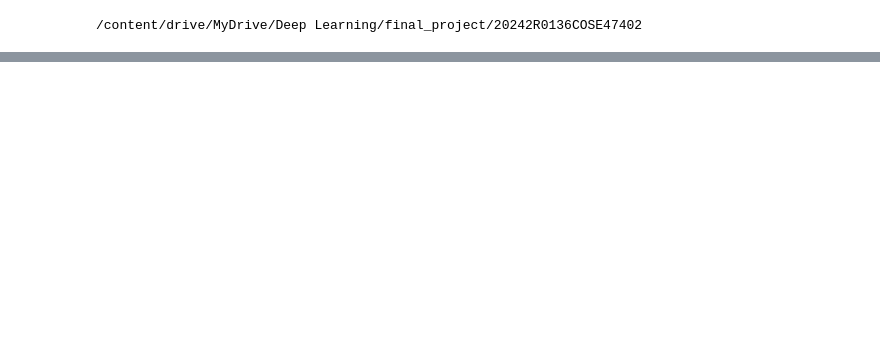
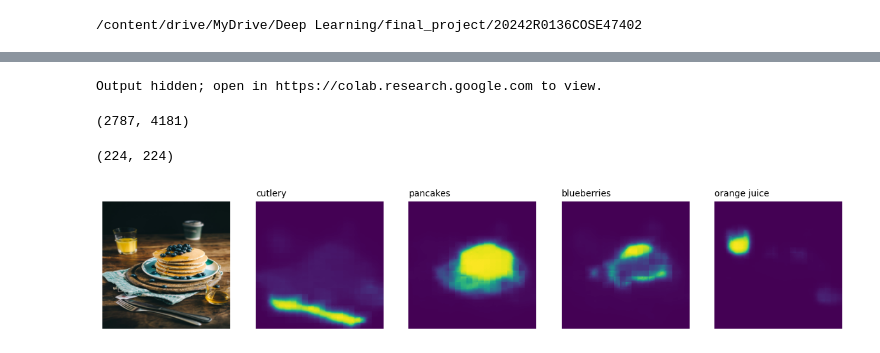
Before and after one commit to robosun78/20242R0136COSE47402, a Jupyter notebook: FinalProject/Final_proejct_2022320027.ipynb, the cells around one changed output, grey strips where cells are left out. Cells and saved outputs as stored; diff of their text form; code cells hidden in the pictures; blank space fills up the shorter version.

Commit message:
CLIP implement

```diff
--- a/FinalProject/Final_proejct_2022320027.ipynb
+++ b/FinalProject/Final_proejct_2022320027.ipynb
@@ -21,0 +67,3 @@ cd /content/drive/MyDrive/Deep Learning/final_project/20242R0136COSE47402
+# %%
+clip_processor = CLIPSegProcessor.from_pretrained("CIDAS/clipseg-rd64-refined")
+clip_model = CLIPSegForImageSegmentation.from_pretrained("CIDAS/clipseg-rd64-refined")
@@ -21,0 +76,49 @@ cd /content/drive/MyDrive/Deep Learning/final_project/20242R0136COSE47402
+# %%
+prompts = ["cutlery", "pancakes", "blueberries", "orange juice"]
+# %%
+from PIL import Image
+import requests
+from io import BytesIO
+
+url = "https://images.unsplash.com/photo-1506084868230-bb9d95c24759?q=80&w=2787&auto=format&fit=crop&ixlib=rb-4.0.3&ixid=M3wxMjA3fDB8MHxwaG90by1wYWdlfHx8fGVufDB8fHx8fA%3D%3D"
+response = requests.get(url)
+image = Image.open(BytesIO(response.content))
+
+image
+# %% [output]
+Output hidden; open in https://colab.research.google.com to view.
+# %%
+image.size
+# %% [output]
+(2787, 4181)
+# %%
+image.size
+# %% [output]
+(224, 224)
+# %%
+from PIL import Image
+import torch
+
+# Ensure image is resized and in the correct format
+image = image.resize((224, 224))
+image = image.convert("RGB")
+
+# Process inputs
+inputs = clip_processor(text=prompts, images=[image] * len(prompts), padding="max_length", return_tensors="pt")
+
+# Predict
+with torch.no_grad():
+    outputs = clip_model(**inputs)
+
+# Extract predictions
+preds = outputs.logits.unsqueeze(1)
+# %%
+import matplotlib.pyplot as plt
+
+_, ax = plt.subplots(1, len(prompts) + 1, figsize=(3*(len(prompts) + 1), 4))
+[a.axis('off') for a in ax.flatten()]
+ax[0].imshow(image)
+[ax[i+1].imshow(torch.sigmoid(preds[i][0])) for i in range(len(prompts))];
+[ax[i+1].text(0, -15, prompt) for i, prompt in enumerate(prompts)];
+# %% [output]
+[figure, added]
```
Also changed, not shown: parts of 10 cells of this notebook.
